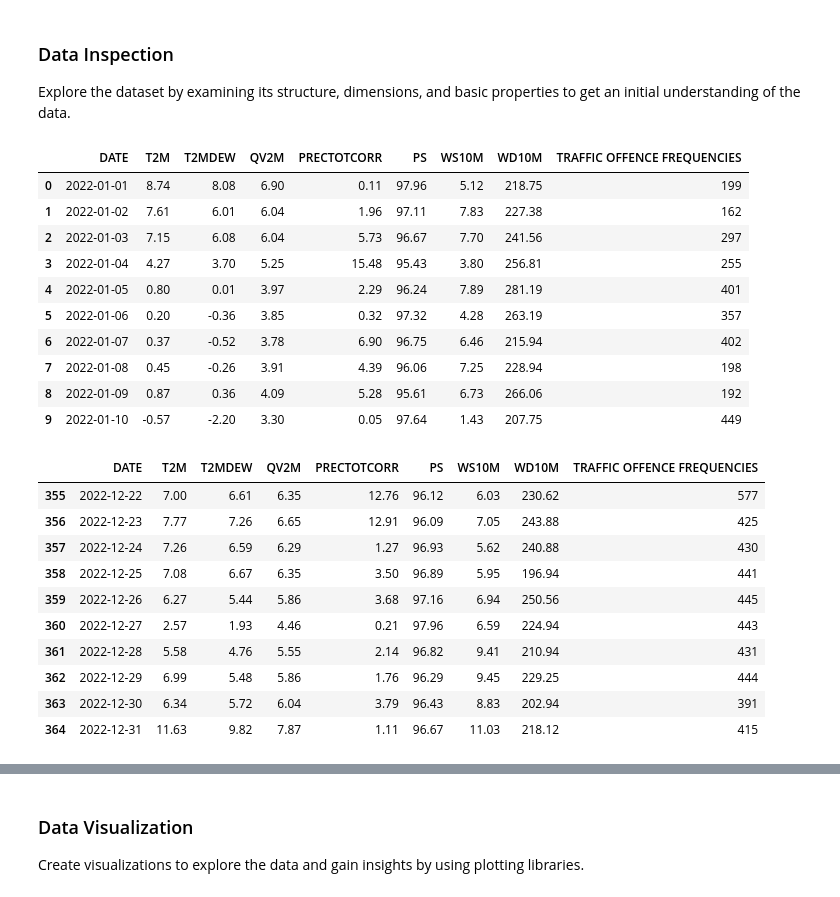
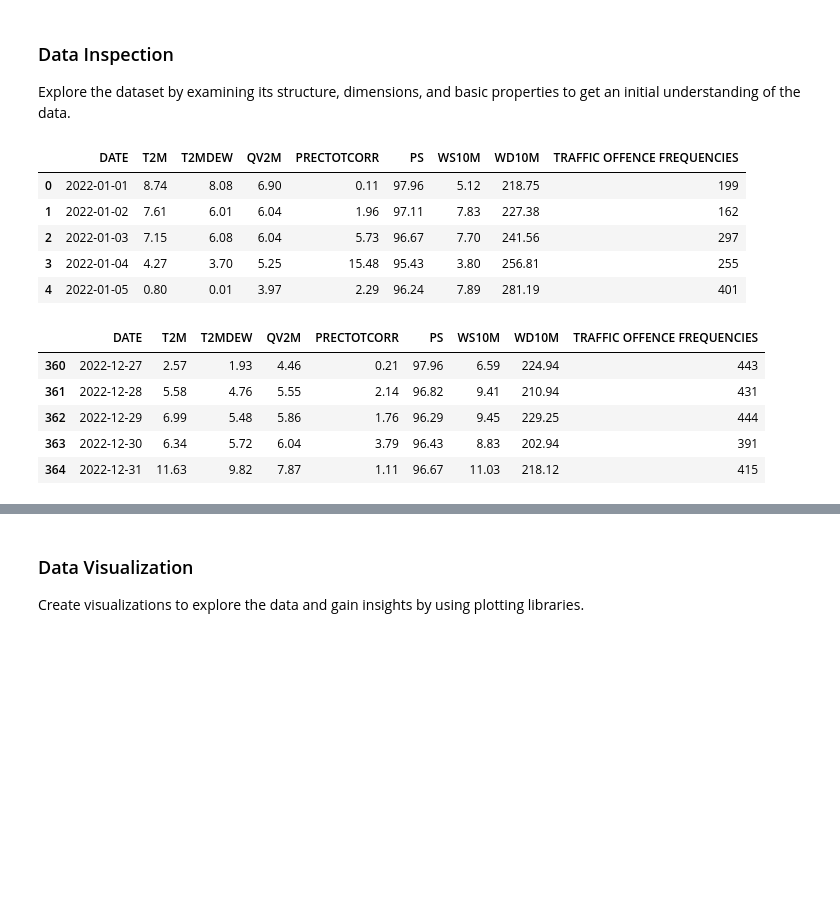
Before and after one commit to shuvanon/made-template-ws2324, a Jupyter notebook: project/report.ipynb, the cells around one changed output, grey strips where cells are left out. Drawn from its saved outputs; the diff is of its cells as text; code cells hidden in the pictures; blank space fills up the shorter version.

```diff
--- a/project/report.ipynb
+++ b/project/report.ipynb
@@ -63,28 +66,18 @@ df = pd.read_sql_table('weather_traffic_fines', 'sqlite:///data/data.sqlite')
 ### Data Inspection
 Explore the dataset by examining its structure, dimensions, and basic properties to get an initial understanding of the data.
 # %%
-df.head(10)
+df.head(5)
 # %% [output]
 |  | DATE | T2M | T2MDEW | QV2M | PRECTOTCORR | PS | WS10M | WD10M | TRAFFIC OFFENCE FREQUENCIES |
 | 0 | 2022-01-01 | 8.74 | 8.08 | 6.90 | 0.11 | 97.96 | 5.12 | 218.75 | 199 |
 | 1 | 2022-01-02 | 7.61 | 6.01 | 6.04 | 1.96 | 97.11 | 7.83 | 227.38 | 162 |
 | 2 | 2022-01-03 | 7.15 | 6.08 | 6.04 | 5.73 | 96.67 | 7.70 | 241.56 | 297 |
 | 3 | 2022-01-04 | 4.27 | 3.70 | 5.25 | 15.48 | 95.43 | 3.80 | 256.81 | 255 |
 | 4 | 2022-01-05 | 0.80 | 0.01 | 3.97 | 2.29 | 96.24 | 7.89 | 281.19 | 401 |
-| 5 | 2022-01-06 | 0.20 | -0.36 | 3.85 | 0.32 | 97.32 | 4.28 | 263.19 | 357 |
-| 6 | 2022-01-07 | 0.37 | -0.52 | 3.78 | 6.90 | 96.75 | 6.46 | 215.94 | 402 |
-| 7 | 2022-01-08 | 0.45 | -0.26 | 3.91 | 4.39 | 96.06 | 7.25 | 228.94 | 198 |
-| 8 | 2022-01-09 | 0.87 | 0.36 | 4.09 | 5.28 | 95.61 | 6.73 | 266.06 | 192 |
-| 9 | 2022-01-10 | -0.57 | -2.20 | 3.30 | 0.05 | 97.64 | 1.43 | 207.75 | 449 |
 # %%
-df.tail(10)
+df.tail(5)
 # %% [output]
 |  | DATE | T2M | T2MDEW | QV2M | PRECTOTCORR | PS | WS10M | WD10M | TRAFFIC OFFENCE FREQUENCIES |
-| 355 | 2022-12-22 | 7.00 | 6.61 | 6.35 | 12.76 | 96.12 | 6.03 | 230.62 | 577 |
-| 356 | 2022-12-23 | 7.77 | 7.26 | 6.65 | 12.91 | 96.09 | 7.05 | 243.88 | 425 |
-| 357 | 2022-12-24 | 7.26 | 6.59 | 6.29 | 1.27 | 96.93 | 5.62 | 240.88 | 430 |
-| 358 | 2022-12-25 | 7.08 | 6.67 | 6.35 | 3.50 | 96.89 | 5.95 | 196.94 | 441 |
-| 359 | 2022-12-26 | 6.27 | 5.44 | 5.86 | 3.68 | 97.16 | 6.94 | 250.56 | 445 |
 | 360 | 2022-12-27 | 2.57 | 1.93 | 4.46 | 0.21 | 97.96 | 6.59 | 224.94 | 443 |
 | 361 | 2022-12-28 | 5.58 | 4.76 | 5.55 | 2.14 | 96.82 | 9.41 | 210.94 | 431 |
 | 362 | 2022-12-29 | 6.99 | 5.48 | 5.86 | 1.76 | 96.29 | 9.45 | 229.25 | 444 |
```
Also changed, not shown: parts of 18 cells of this notebook.
